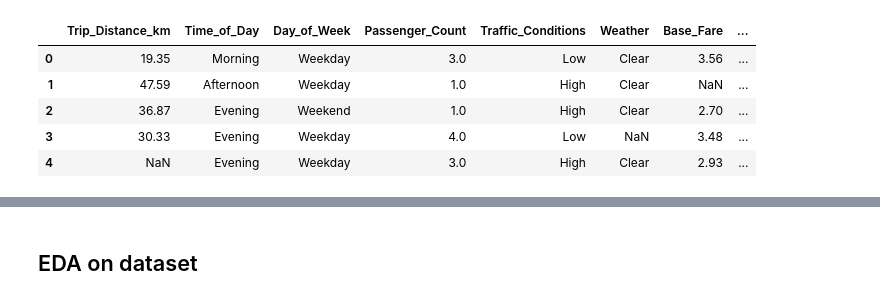
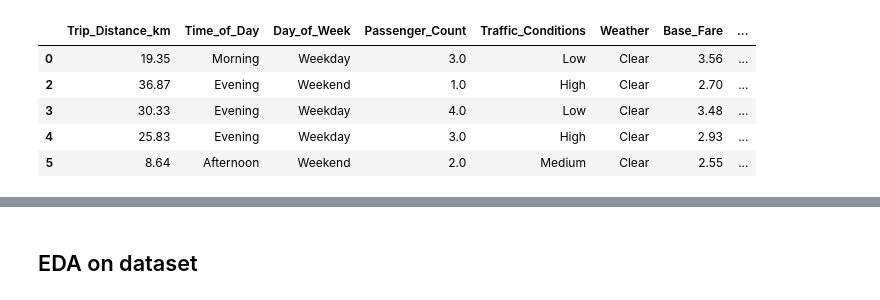
Before and after one commit to ponagr/taxi-prediction-fullstack-pontus, a Jupyter notebook: explorations/eda.ipynb, the cells around one changed output, grey strips where cells are left out. Cells and saved outputs as stored; diff of their text form; code cells hidden in the pictures.

```diff
--- a/explorations/eda.ipynb
+++ b/explorations/eda.ipynb
@@ -1,13 +1,13 @@
 # %%
 import pandas as pd
 
-df = pd.read_csv("../src/taxipred/data/taxi_trip_pricing.csv")
+df = pd.read_csv("../src/taxipred/data/taxi_trip_pricing_cleaned.csv", index_col=0)
 
 df.head()
 # %% [output]
 |  | Trip_Distance_km | Time_of_Day | Day_of_Week | Passenger_Count | Traffic_Conditions | Weather | Base_Fare | ... |
 | 0 | 19.35 | Morning | Weekday | 3.0 | Low | Clear | 3.56 | ... |
-| 1 | 47.59 | Afternoon | Weekday | 1.0 | High | Clear | NaN | ... |
 | 2 | 36.87 | Evening | Weekend | 1.0 | High | Clear | 2.70 | ... |
-| 3 | 30.33 | Evening | Weekday | 4.0 | Low | NaN | 3.48 | ... |
-| 4 | NaN | Evening | Weekday | 3.0 | High | Clear | 2.93 | ... |
+| 3 | 30.33 | Evening | Weekday | 4.0 | Low | Clear | 3.48 | ... |
+| 4 | 25.83 | Evening | Weekday | 3.0 | High | Clear | 2.93 | ... |
+| 5 | 8.64 | Afternoon | Weekend | 2.0 | Medium | Clear | 2.55 | ... |
```
Also changed, not shown: parts of 3 cells of this notebook, 2 other files.
